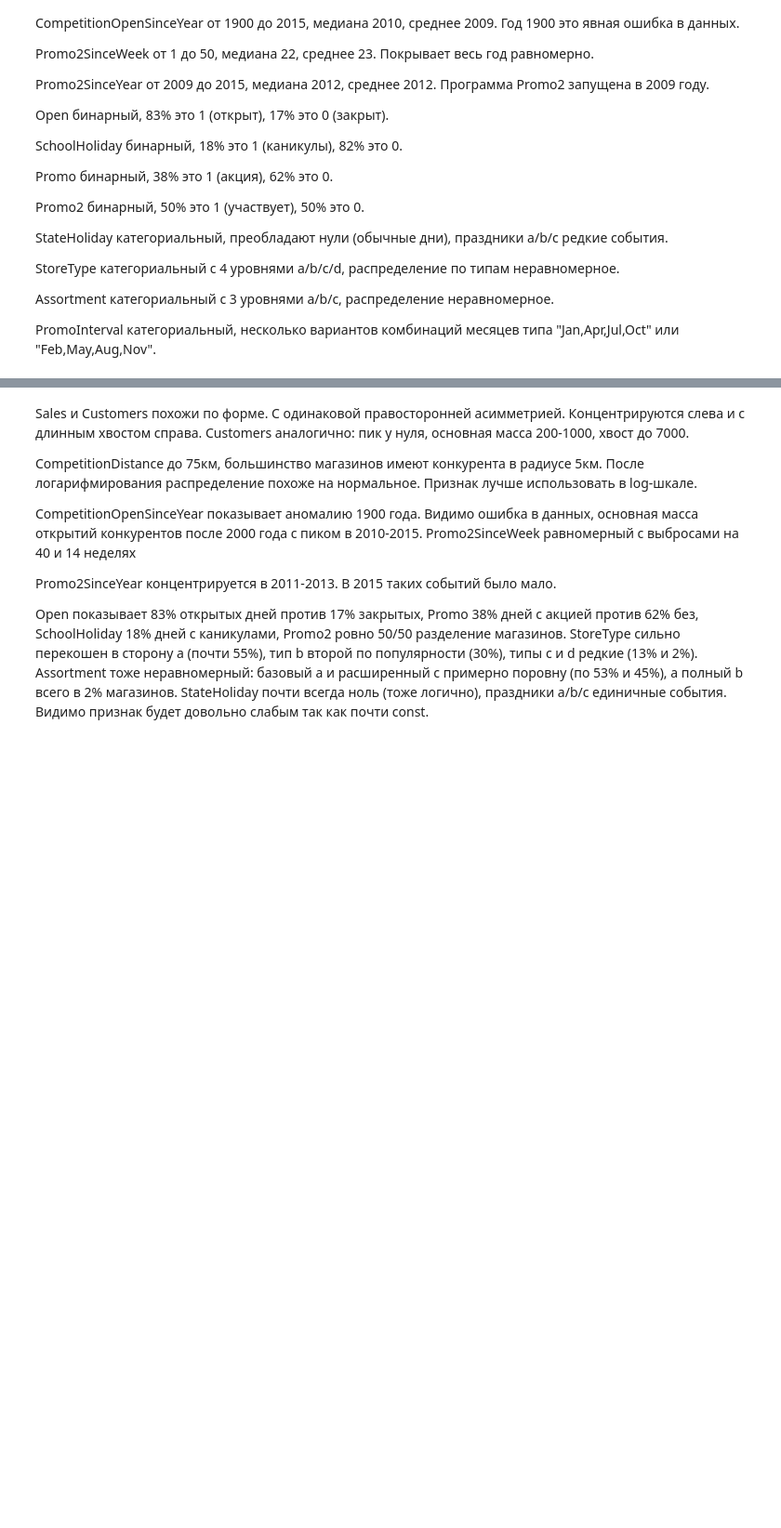
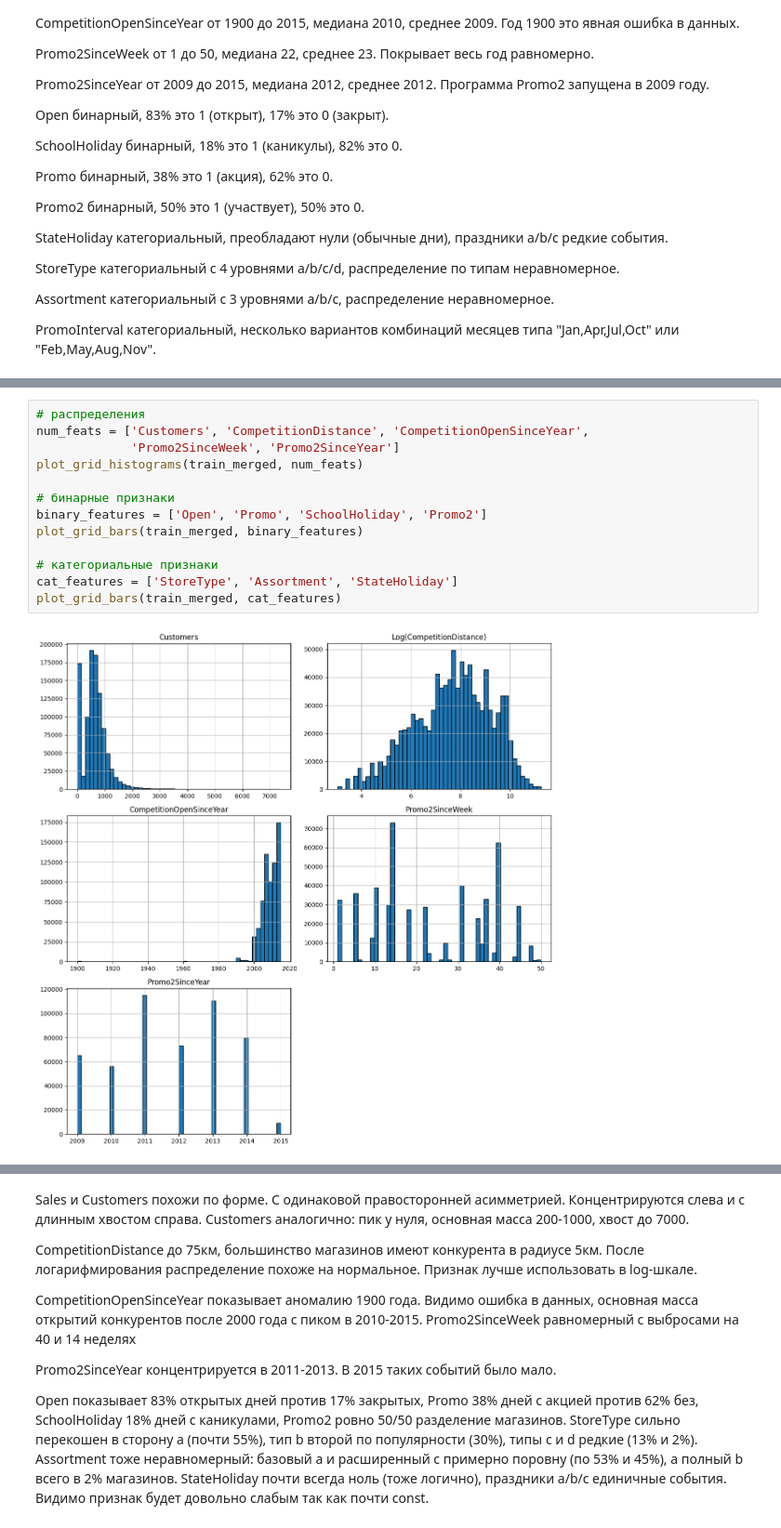
Before and after one commit to WpythonW/AutoML-rossmann, a Jupyter notebook: eda.ipynb, the cells around one changed output, grey strips where cells are left out. Shown at 93% size. Cells and saved outputs as stored; diff of their text form; blank space fills up the shorter version.

```diff
--- a/eda.ipynb
+++ b/eda.ipynb
@@ -397,0 +590,15 @@ plt.show()
+# %%
+# распределения
+num_feats = ['Customers', 'CompetitionDistance', 'CompetitionOpenSinceYear',
+             'Promo2SinceWeek', 'Promo2SinceYear']
+plot_grid_histograms(train_merged, num_feats)
+
+# бинарные признаки
+binary_features = ['Open', 'Promo', 'SchoolHoliday', 'Promo2']
+plot_grid_bars(train_merged, binary_features)
+
+# категориальные признаки
+cat_features = ['StoreType', 'Assortment', 'StateHoliday']
+plot_grid_bars(train_merged, cat_features)
+# %% [output]
+[figure, added]
```
Also changed, not shown: parts of 40 cells of this notebook, 1 other file.
